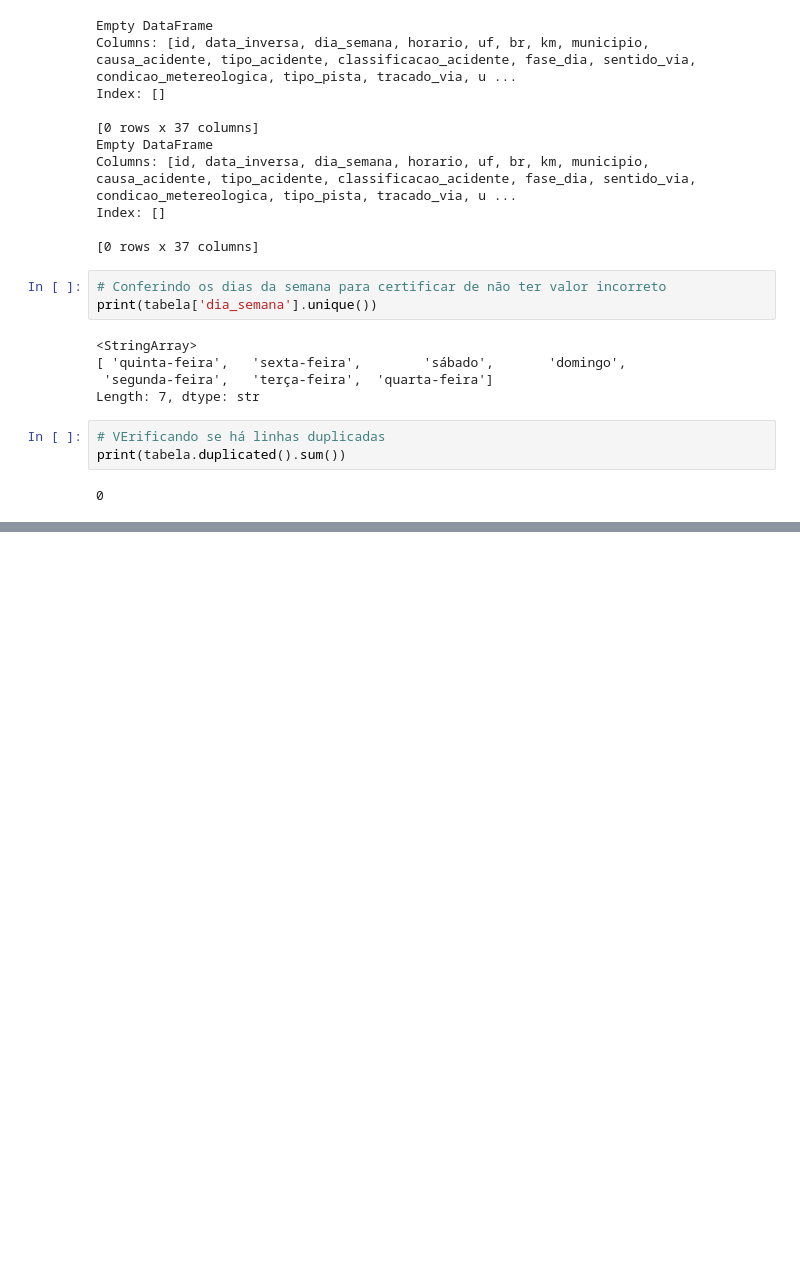
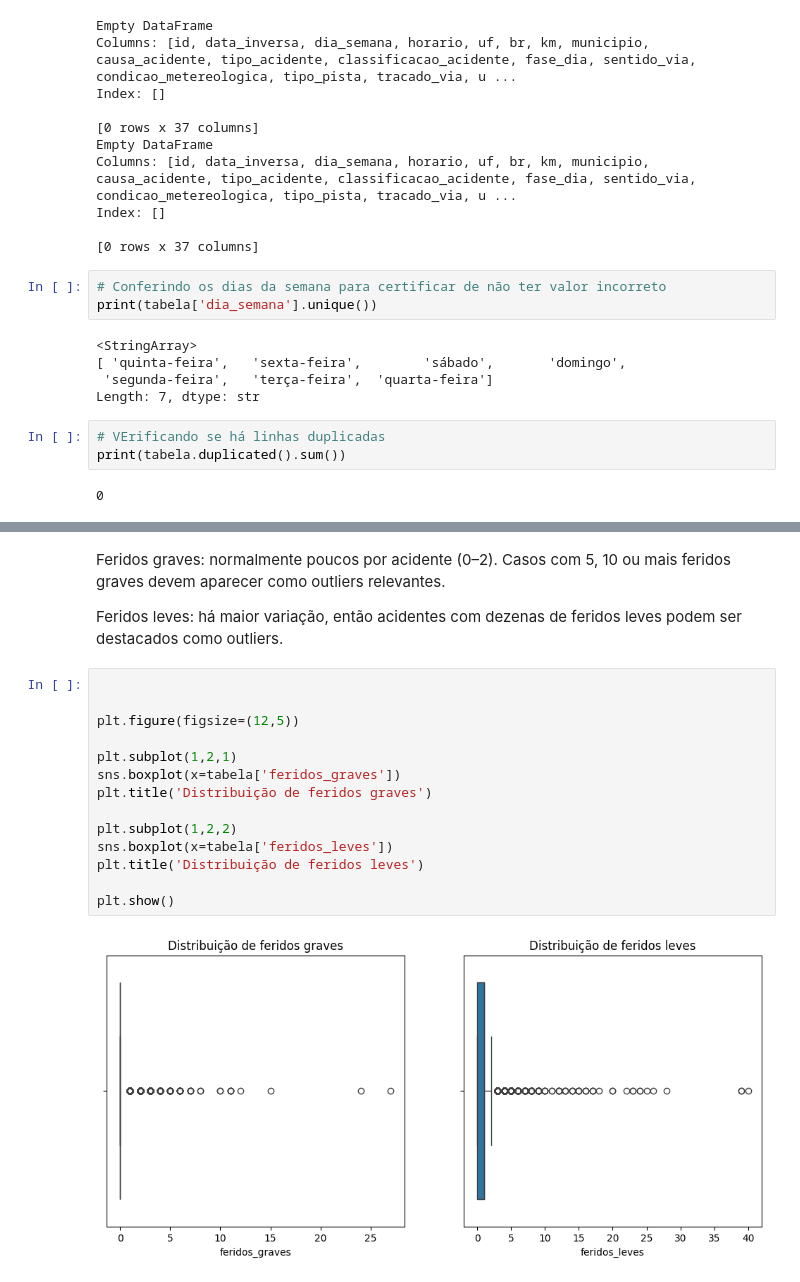
Before and after one commit to CristianeSMarques/Projeto-Final---Grupo-3---Cinthia-Cristiane-e-Douglas, a Jupyter notebook: Projeto.ipynb, the cells around one changed output, grey strips where cells are left out. Saved outputs shown, nothing was run; the diff lists cells and outputs as text; blank space fills up the shorter version.

```diff
--- a/Projeto.ipynb
+++ b/Projeto.ipynb
@@ -130,0 +276,20 @@ print(tabela.duplicated().sum())
+# %% [markdown]
+Feridos graves: normalmente poucos por acidente (0–2). Casos com 5, 10 ou mais feridos graves devem aparecer como outliers relevantes.
+
+Feridos leves: há maior variação, então acidentes com dezenas de feridos leves podem ser destacados como outliers.
+# %%
+
+
+plt.figure(figsize=(12,5))
+
+plt.subplot(1,2,1)
+sns.boxplot(x=tabela['feridos_graves'])
+plt.title('Distribuição de feridos graves')
+
+plt.subplot(1,2,2)
+sns.boxplot(x=tabela['feridos_leves'])
+plt.title('Distribuição de feridos leves')
+
+plt.show()
+# %% [output]
+[figure, added]
```
Also changed, not shown: parts of 8 cells of this notebook, 1 other file.
